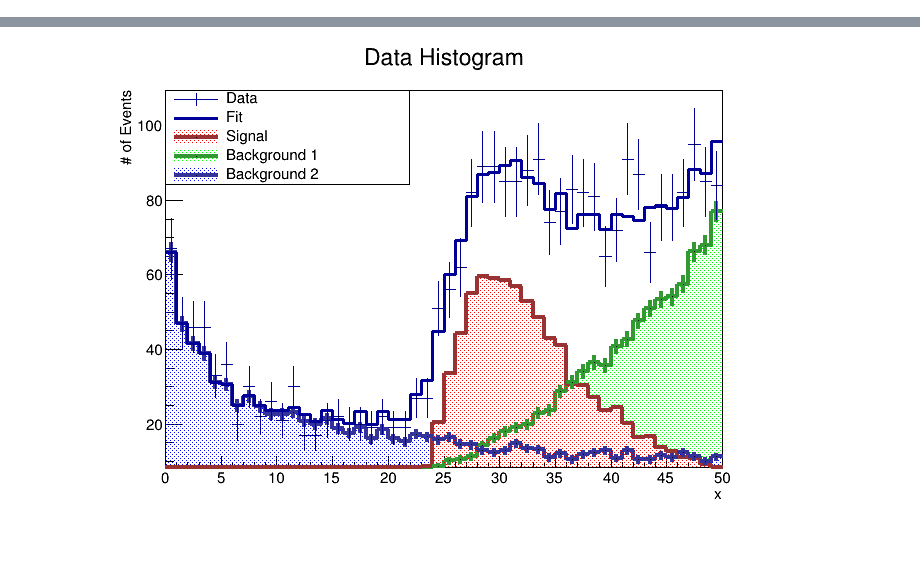
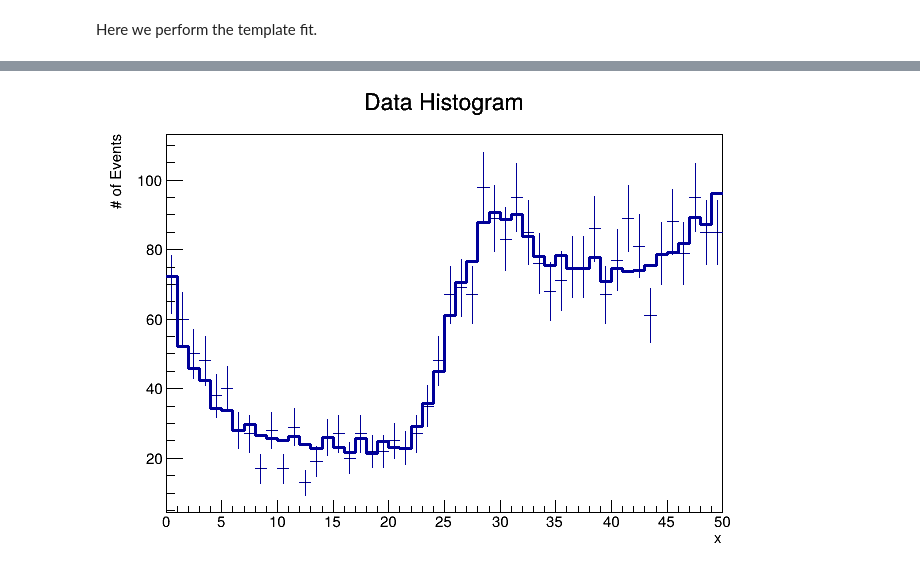
Before and after one commit to UVaCompPhys/templatefits, a Jupyter notebook: shapefits.ipynb, the cells around one changed output, grey strips where cells are left out. Cells and saved outputs as stored; diff of their text form; code cells hidden in the pictures; blank space fills up the shorter version.

```diff
--- a/shapefits.ipynb
+++ b/shapefits.ipynb
@@ -6,5 +39,7 @@ Welcome to JupyROOT 6.28/00
+# %% [markdown]
+Here we perform the template fit.
 # %%
-tc=R.TCanvas()
+tcfit=R.TCanvas()
 
 R.gStyle.SetOptStat(R.kFALSE)
 
@@ -16,15 +51,15 @@ mc1=tf.Get("back2")   # second MC histogram
 msig=tf.Get("signal") # signal model
 
 # build our model, signal and background components
-mc = R.TObjArray(3)   # MC histograms are put in this array
-mc.Add(mc0)
-mc.Add(mc1)
-mc.Add(msig)
+model = R.TObjArray(3)   # MC histograms are put in this array
+model.Add(mc0)
+model.Add(mc1)
+model.Add(msig)
 
-fit = R.TFractionFitter(data, mc)   # initialize
+fit = R.TFractionFitter(data, model)   # initialize the fitter
 #fit.Constrain(1,0.0,0.9)           # example to constrain fraction of mc1 to be between 0 and 0.9
 #fit.SetRangeX(1,15)                # example to use only the first 15 bins in the fit
-status = fit.Fit()                  # perform the fit
+status = int(fit.Fit())             # perform the fit, get status from Minuit
 print("fit status: ",status)
 
 if status == 0:                     # check on fit status
@@ -32,64 +67,4 @@ if status == 0:                     # check on fit status
     result.SetLineWidth(3)
     data.Draw("Ep")
     result.Draw("same")
-
-params=[c_double(),c_double(),c_double()]               # neede b/c data are passed by reference below
-errors=[c_double(),c_double(),c_double()]
-ndata=data.Integral()
-fit.GetResult(0,params[0],errors[0])
-fit.GetResult(1,params[1],errors[1])
-fit.GetResult(2,params[2],errors[2])
-
-# retrieve the histograms after the fit
-h0=fit.GetMCPrediction(0)
-h1=fit.GetMCPrediction(1)
-h2=fit.GetMCPrediction(2)
-
-# below we normalize the MC histograms to match the # of events in the data
-h0.Scale( 1./h0.Integral() * params[0].value*ndata )
-h0.SetLineColor(R.kGreen-2)
-h0.SetLineWidth(4)
-h00=h0.Clone()
-h0.SetFillColor(R.kGreen)
-h0.SetFillStyle(3003)
-
-h1.Scale( 1./h1.Integral() * params[1].value*ndata )
-h1.SetLineColor(R.kBlue-2)
-h1.SetLineWidth(4)
-h11=h1.Clone()
-h1.SetFillColor(R.kBlue)
-h1.SetFillStyle(3003)
-
-h2.Scale( 1./h2.Integral() * params[2].value*ndata )
-h2.SetLineColor(R.kRed-2)
-h2.SetLineWidth(4)
-h22=h2.Clone()
-h2.SetFillColor(R.kRed)
-h2.SetFillStyle(3003)
-
-# make a stack plot to show the results
-hs=R.THStack("hs","stacked MC histograms")
-hs.Add(h0)
-hs.Add(h1)
-hs.Add(h2)
-
-hs.Draw("nostack,same,hist")
-h00.Draw("same")
-h11.Draw("same")
-data.Draw("Ep,same")
-result.Draw("same")
-
-leg = R.TLegend(0.1,0.7,0.45,0.9)
-leg.AddEntry(data,"Data","EL")
-leg.AddEntry(result,"Fit","L")
-leg.AddEntry(h2,"Signal")
-leg.AddEntry(h0,"Background 1")
-leg.AddEntry(h1,"Background 2")
-
-leg.Draw()
-
-print("\n***** Signal summary *****");
-print("Number of signal events = ",h2.Integral(),"+-",errors[2].value*h2.Integral())
-
-tc.Draw()
 # %% [output]
@@ -113 +80 @@ frac2                     =     0.307297   +/-   0.0192666
-[figure, old version]
+[figure, new version]
```
Also changed, not shown: parts of 11 cells of this notebook, 3 other files.
